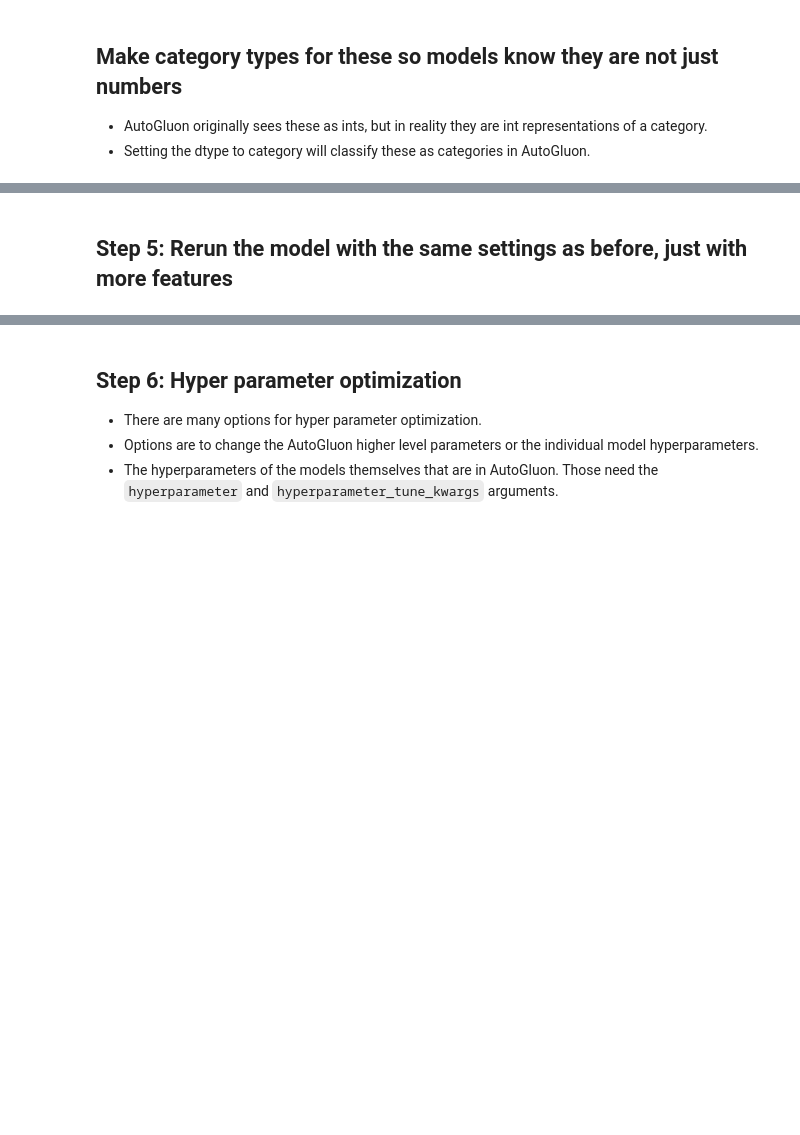
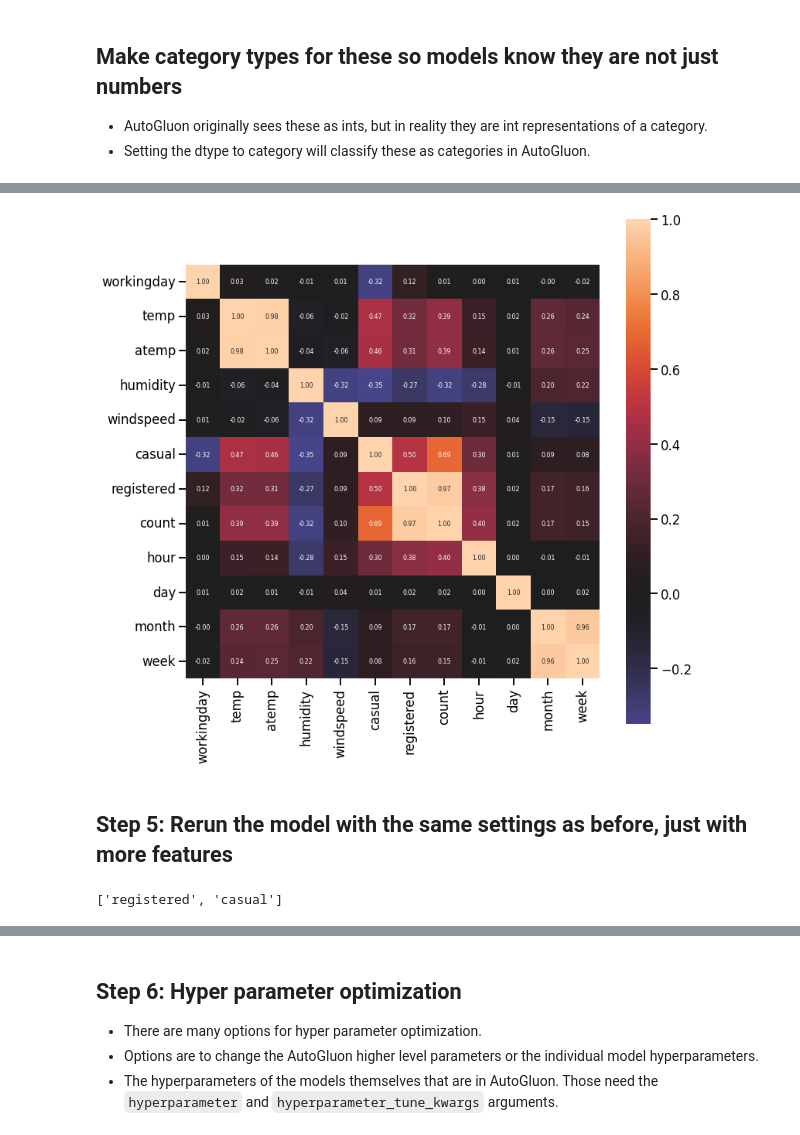
Before and after one commit to elvyna/udacity-aws-mle-nanodegree, a Jupyter notebook: project01-bike-sharing-demand-prediction/project-template.ipynb, the cells around one changed output, grey strips where cells are left out. Cells and saved outputs as stored; diff of their text form; code cells hidden in the pictures; blank space fills up the shorter version.

```diff
--- a/project01-bike-sharing-demand-prediction/project-template.ipynb
+++ b/project01-bike-sharing-demand-prediction/project-template.ipynb
@@ -204,0 +396,14 @@ train.?
+# %%
+f, ax = plt.subplots(figsize=(12,12))
+
+sns.heatmap(
+    train.corr(),
+    center=0,
+    annot=True,
+    annot_kws={'fontsize': 8},
+    fmt='.2f',
+    square=True,
+    ax=ax
+);
+# %% [output]
+[figure, added]
@@ -208,0 +416,15 @@ predictor_new_features = TabularPredictor(?).fit(?)
+# %%
+## remove features that aren't in the test set from the training input
+columns_not_in_test_set = list(
+    set(train.columns).difference(
+        set(test.columns)
+    )
+)
+## remove target variable
+columns_not_in_test_set.remove('count')
+print(columns_not_in_test_set)
+
+mask_features = ~(train.columns.isin(columns_not_in_test_set))
+features = train.columns[mask_features]
+# %% [output]
+['registered', 'casual']
```
Also changed, not shown: parts of 35 cells of this notebook.
